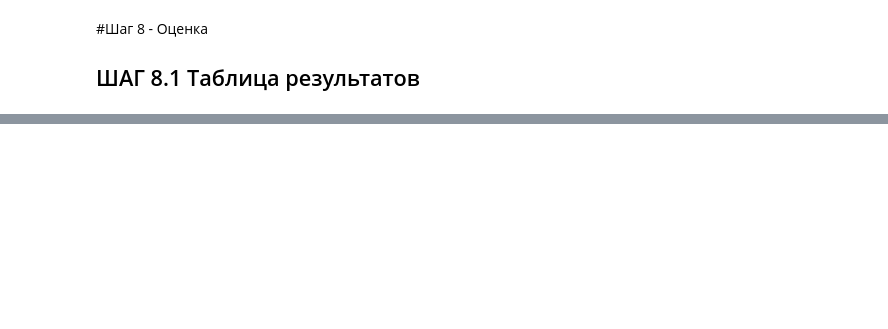
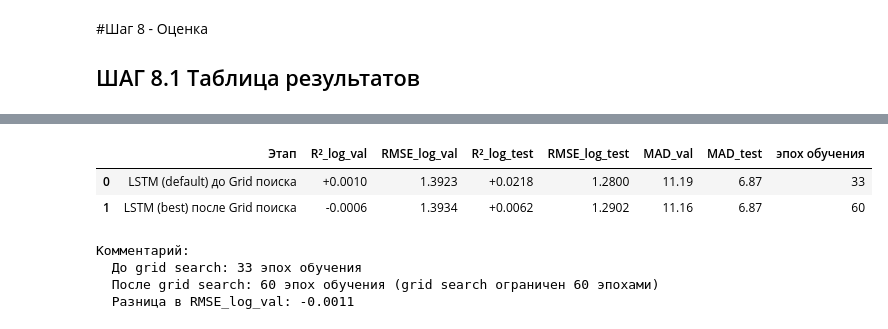
Before and after one commit to h8masha/7th_term_learning, a Jupyter notebook: Analysing_data_on_ml_methods/ForestFires_lr1.ipynb, the cells around one changed output, grey strips where cells are left out. Saved outputs shown, nothing was run; the diff lists cells and outputs as text; code cells hidden in the pictures; blank space fills up the shorter version.

```diff
--- a/Analysing_data_on_ml_methods/ForestFires_lr1.ipynb
+++ b/Analysing_data_on_ml_methods/ForestFires_lr1.ipynb
@@ -479,0 +593,42 @@ display(comparison)
+# %%
+# Найти именно ту строку в results_df, которая соответствует модели,
+# использованной в grid search (BidirectionalLSTM), на том же наборе/трансформации
+best_dataset_name = best_row['dataset']  # например "Построенный(Исходный)"
+
+same_arch_row = results_df[
+    (results_df['dataset'] == best_dataset_name) &
+    (results_df['model'] == 'BidirectionalLSTM')
+].iloc[0]
+
+comparison = pd.DataFrame({
+    'Этап': [
+        'LSTM (default) до Grid поиска',
+        'LSTM (best) после Grid поиска'
+    ],
+    'R²_log_val':   [same_arch_row['r2_log_val'],  best_res['r2_log_val']],
+    'RMSE_log_val': [same_arch_row['rmse_log_val'], best_res['rmse_log_val']],
+    'R²_log_test':  [same_arch_row['r2_log_test'],  best_res['r2_log_test']],
+    'RMSE_log_test':[same_arch_row['rmse_log_test'],best_res['rmse_log_test']],
+    'MAD_val':      [same_arch_row['mad_val'],      best_res['mad_val']],
+    'MAD_test':     [same_arch_row['mad_test'],     best_res['mad_test']],
+    'эпох обучения':[same_arch_row['epochs_ran'],   best_res['epochs_ran']],
+})
+
+display(comparison.style.format({
+    'R²_log_val': '{:+.4f}', 'R²_log_test': '{:+.4f}',
+    'RMSE_log_val': '{:.4f}', 'RMSE_log_test': '{:.4f}',
+    'MAD_val': '{:.2f}', 'MAD_test': '{:.2f}',
+}))
+
+print("\nКомментарий:")
+print(f"  До grid search: {same_arch_row['epochs_ran']} эпох обучения")
+print(f"  После grid search: {best_res['epochs_ran']} эпох обучения (grid search ограничен 60 эпохами)")
+print(f"  Разница в RMSE_log_val: {same_arch_row['rmse_log_val'] - best_res['rmse_log_val']:+.4f}")
+# %% [output]
+|  | Этап | R²_log_val | RMSE_log_val | R²_log_test | RMSE_log_test | MAD_val | MAD_test | эпох обучения |
+| 0 | LSTM (default) до Grid поиска | +0.0010 | 1.3923 | +0.0218 | 1.2800 | 11.19 | 6.87 | 33 |
+| 1 | LSTM (best) после Grid поиска | -0.0006 | 1.3934 | +0.0062 | 1.2902 | 11.16 | 6.87 | 60 |
+Комментарий:
+  До grid search: 33 эпох обучения
+  После grid search: 60 эпох обучения (grid search ограничен 60 эпохами)
+  Разница в RMSE_log_val: -0.0011
```
Also changed, not shown: parts of 28 cells of this notebook.
